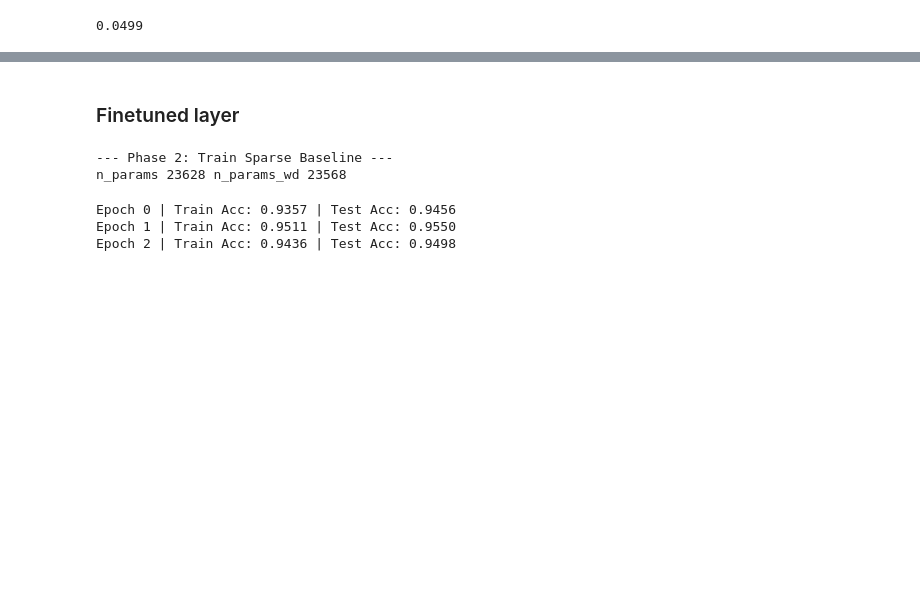
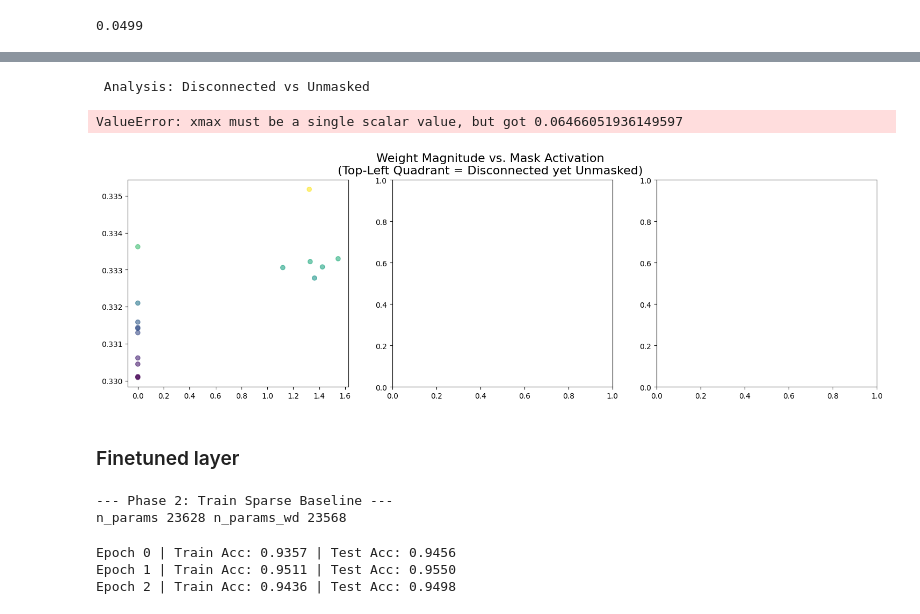
Before and after one commit to cabbage-patch69/Mechanistic-Interpretability, a Jupyter notebook: circuits.ipynb, the cells around one changed output, grey strips where cells are left out. Saved outputs shown, nothing was run; the diff lists cells and outputs as text; code cells hidden in the pictures; blank space fills up the shorter version.

```diff
--- a/circuits.ipynb
+++ b/circuits.ipynb
@@ -167,0 +188,6 @@ RuntimeError: mean(): could not infer output dtype. Input dtype must be either a
+# %%
+ce.analyze_disconnected_unmasked(circuit_0)
+# %% [output]
+ Analysis: Disconnected vs Unmasked
+ValueError: xmax must be a single scalar value, but got 0.06466051936149597
+[figure, added]
```
Also changed, not shown: parts of 17 cells of this notebook, 5 other files.
